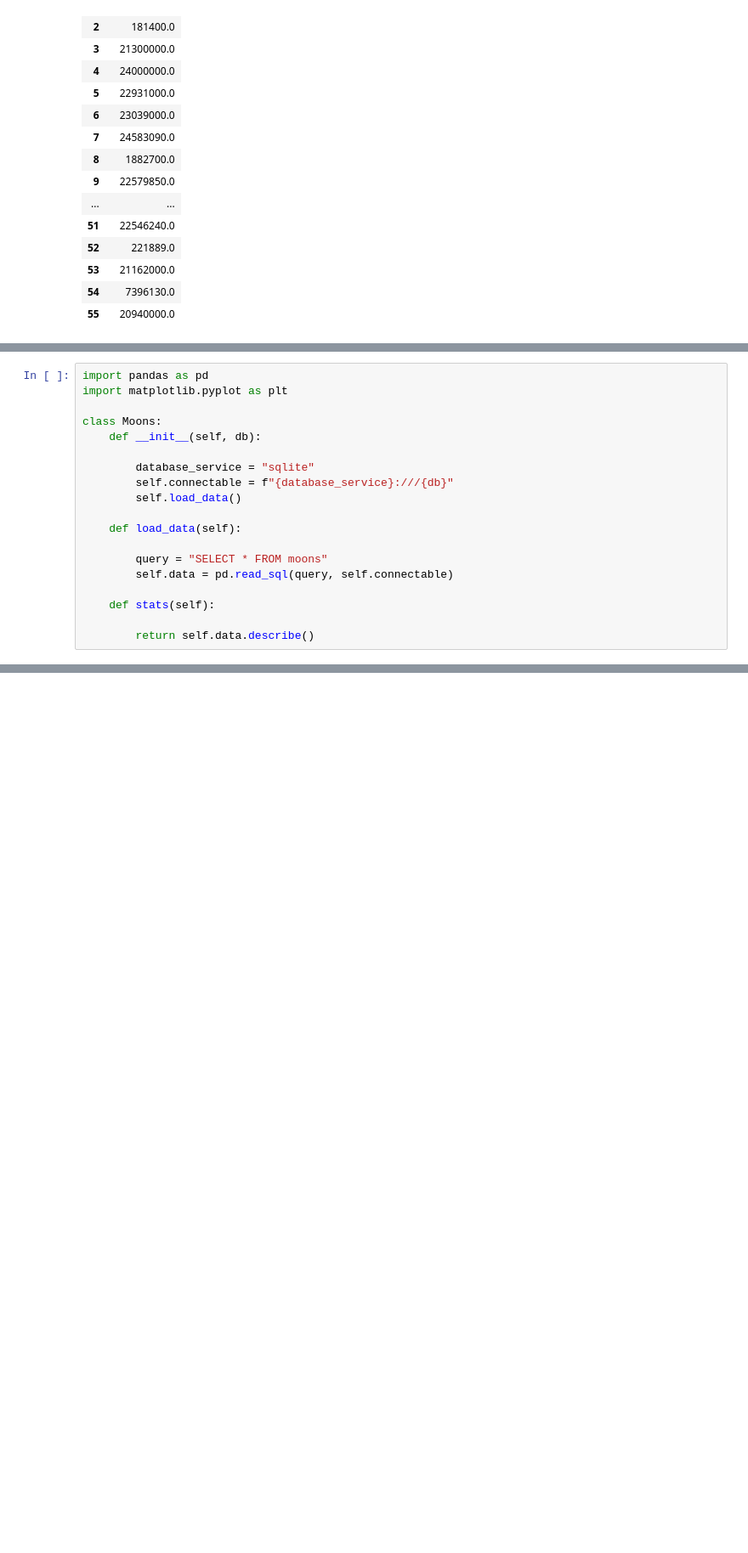
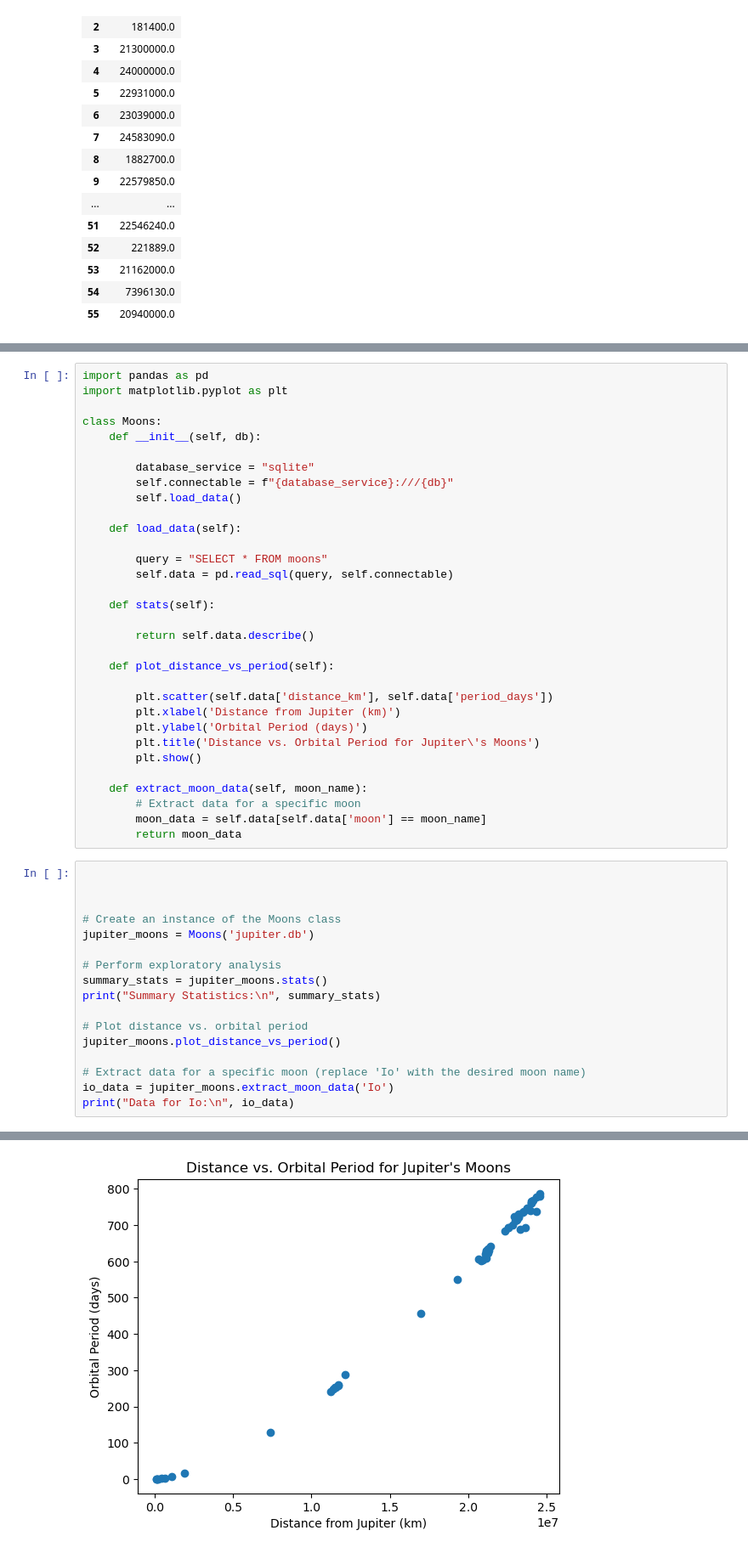
Before and after one commit to nickhardman3/y2_Assignment1, a Jupyter notebook: acode.ipynb, the cells around one changed output, grey strips where cells are left out. Shown at 85% size. Cells and saved outputs as stored; diff of their text form; blank space fills up the shorter version.

Commit message:
added functions that plots a graph of days & a function that outputs the data of a specific moon

```diff
--- a/acode.ipynb
+++ b/acode.ipynb
@@ -48,3 +79,34 @@ class Moons:
     def stats(self):
 
         return self.data.describe()
+
+    def plot_distance_vs_period(self):
+
+        plt.scatter(self.data['distance_km'], self.data['period_days'])
+        plt.xlabel('Distance from Jupiter (km)')
+        plt.ylabel('Orbital Period (days)')
+        plt.title('Distance vs. Orbital Period for Jupiter\'s Moons')
+        plt.show()
+
+    def extract_moon_data(self, moon_name):
+        # Extract data for a specific moon
+        moon_data = self.data[self.data['moon'] == moon_name]
+        return moon_data
+# %%
+
+
+
+# Create an instance of the Moons class
+jupiter_moons = Moons('jupiter.db')
+
+# Perform exploratory analysis
+summary_stats = jupiter_moons.stats()
+print("Summary Statistics:\n", summary_stats)
+
+# Plot distance vs. orbital period
+jupiter_moons.plot_distance_vs_period()
+
+# Extract data for a specific moon (replace 'Io' with the desired moon name)
+io_data = jupiter_moons.extract_moon_data('Io')
+print("Data for Io:\n", io_data)
+# %% [output]
@@ -50,0 +133 @@ class Moons:
+[figure, added]
```
Also changed, not shown: parts of 2 cells of this notebook, 1 other file.
